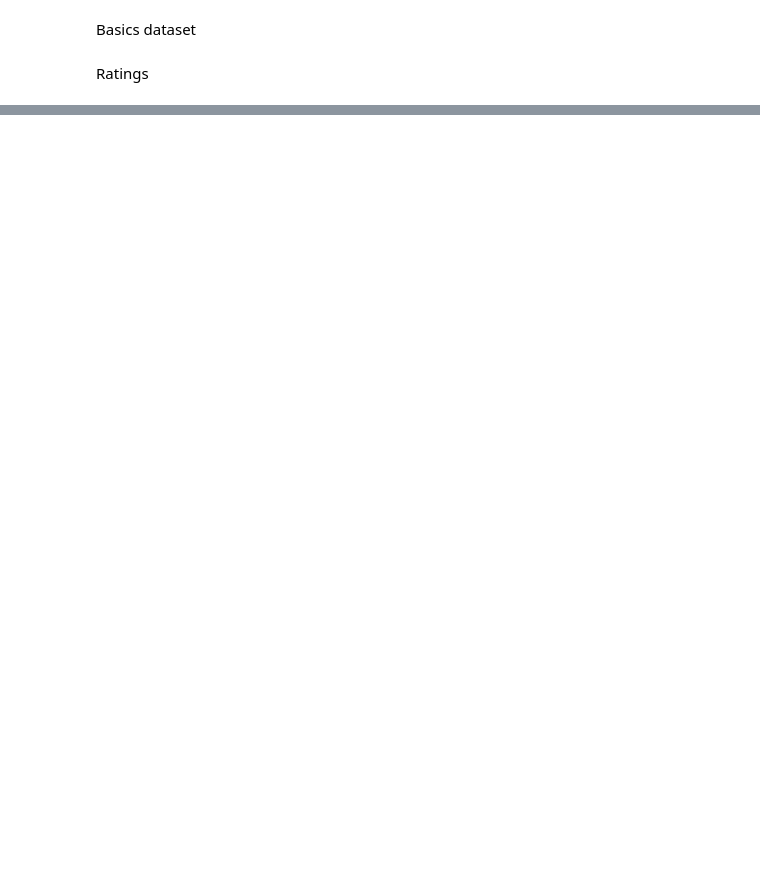
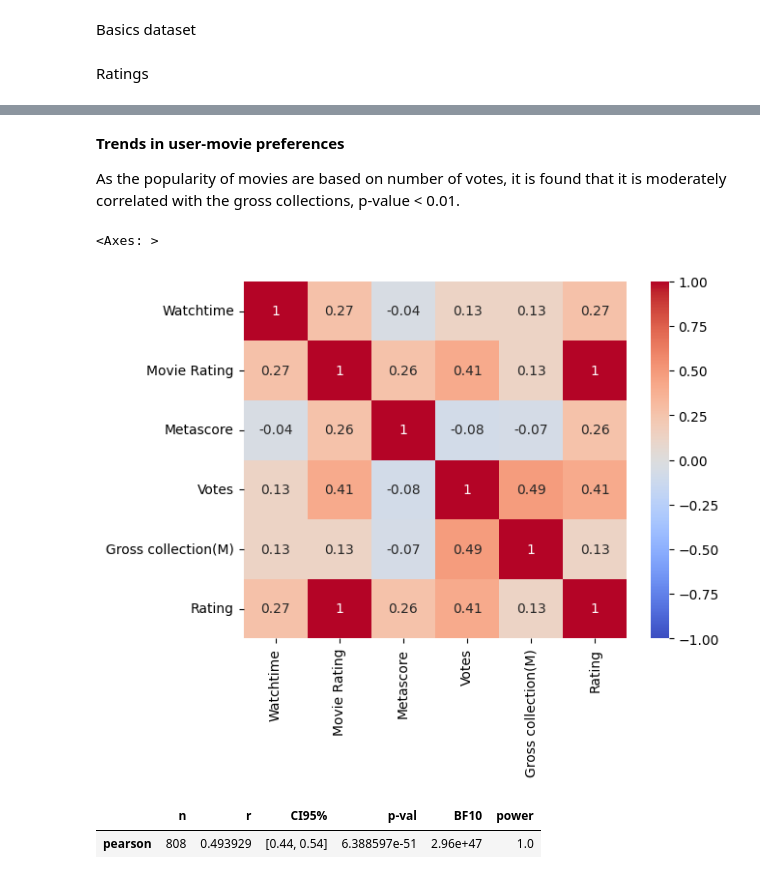
Before and after one commit to foxyreign/AAA_Movie, a Jupyter notebook: Data_Strategy_Plan_for_AAA.ipynb, the cells around one changed output, grey strips where cells are left out. Saved outputs shown, nothing was run; the diff lists cells and outputs as text; code cells hidden in the pictures; blank space fills up the shorter version.

```diff
--- a/Data_Strategy_Plan_for_AAA.ipynb
+++ b/Data_Strategy_Plan_for_AAA.ipynb
@@ -125,0 +136,4 @@ The actors dataset is saved on my Google Drive that can be publicly accessed.
+# %%
+movies_url = 'https://raw.githubusercontent.com/foxyreign/AAA_Movie/main/Movies.csv'
+movies2_df = pd.read_csv(movies_url,sep=',')
+print(movies2_df.dtypes)
@@ -188,0 +281,35 @@ top10_movies.bar_label(top10_movies.containers[0])
+# %% [markdown]
+**Trends in user-movie preferences**
+
+As the popularity of movies are based on number of votes, it is found that it is moderately correlated with the gross collections, p-value < 0.01.
+# %%
+import scipy.stats as stats
+
+# Compute for correlation matrix
+movies_corr_df = movies2_df[['Watchtime',
+                             'Movie Rating',
+                             'Metascore',
+                             'Votes',
+                             'Gross collection(M)',
+                             'Rating']].copy()
+
+movies_corr_values = round(movies_corr_df.corr(),2)
+
+# Plot correlation matrix
+sns.heatmap(movies_corr_values,
+            cmap='coolwarm',
+            vmin=-1,vmax=1,
+            annot=True)
+# %% [output]
+<Axes: >
+[figure, added]
+# %%
+#!pip install pingouin
+import pingouin as pg
+
+# Compute for correlation between Votes and Gross Collections
+pg.corr(x=movies2_df['Votes'],
+        y=movies2_df['Gross collection(M)'])
+# %% [output]
+|  | n | r | CI95% | p-val | BF10 | power |
+| pearson | 808 | 0.493929 | [0.44, 0.54] | 6.388597e-51 | 2.96e+47 | 1.0 |
```
Also changed, not shown: parts of 21 cells of this notebook.
